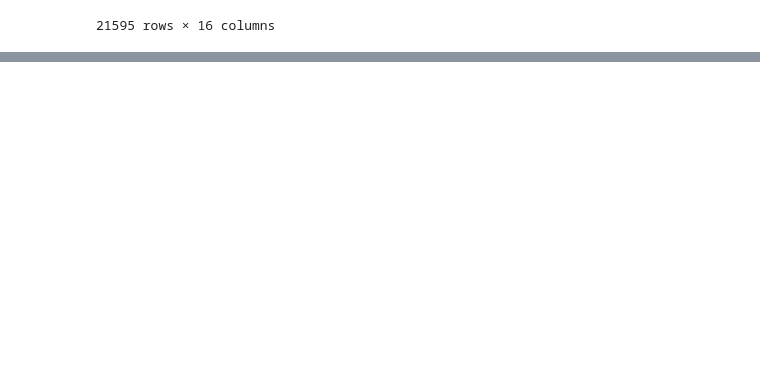
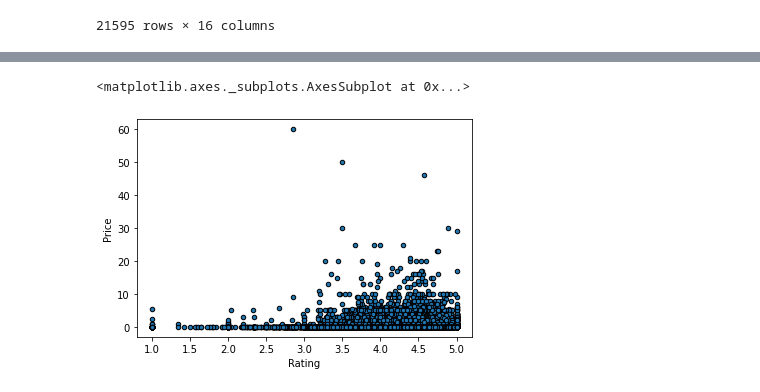
Before and after one commit to britchin/project_one, a Jupyter notebook: project_one.ipynb, the cells around one changed output, grey strips where cells are left out. Drawn from its saved outputs; the diff is of its cells as text; code cells hidden in the pictures; blank space fills up the shorter version.

```diff
--- a/project_one.ipynb
+++ b/project_one.ipynb
@@ -172,0 +223,5 @@ simple_df_update['Size'].value_counts()
+# %%
+game_df.plot.scatter(x = 'Rating', y = 'Price', edgecolor = 'k')
+# %% [output]
+<matplotlib.axes._subplots.AxesSubplot at 0x...>
+[figure, added]
```
Also changed, not shown: parts of 30 cells of this notebook, 2 other files.
